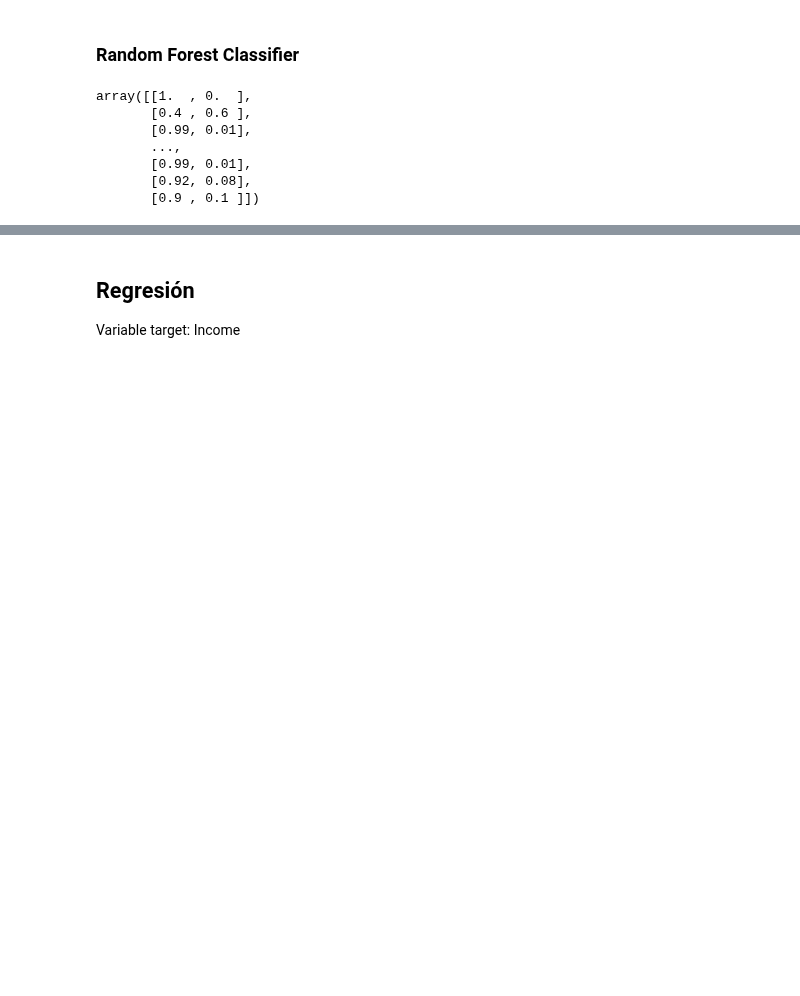
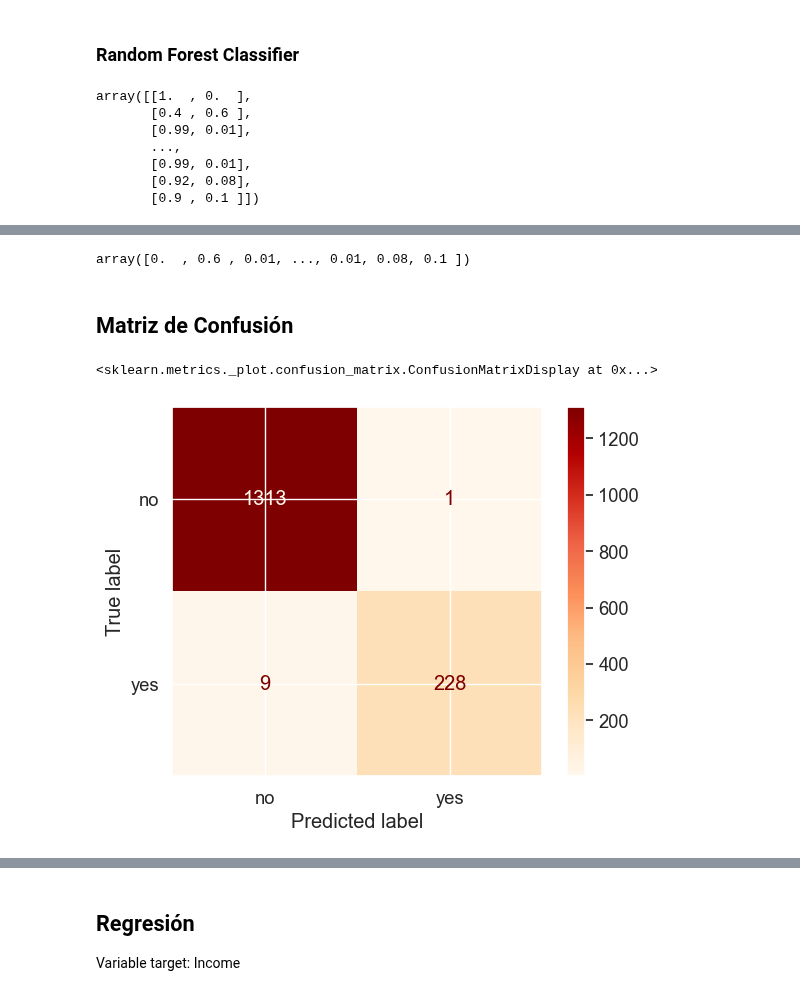
Before and after one commit to alejo-cuello/bootcamp-ds-mlops, a Jupyter notebook: 05-validacion-modelos-y-regresion/startup_ifood.ipynb, the cells around one changed output, grey strips where cells are left out. Drawn from its saved outputs; the diff is of its cells as text; code cells hidden in the pictures; blank space fills up the shorter version.

Commit message:
[update] agregar matriz de confusion y otro punto de corte

```diff
--- a/05-validacion-modelos-y-regresion/startup_ifood.ipynb
+++ b/05-validacion-modelos-y-regresion/startup_ifood.ipynb
@@ -202,3 +215,9 @@ array([[1.  , 0.  ],
+# %%
+y_probs_tr
+# %% [output]
+array([0.  , 0.6 , 0.01, ..., 0.01, 0.08, 0.1 ])
 # %%
 with open('rfc.pickle', 'wb') as handle:
     pickle.dump(rfc, handle, protocol=pickle.HIGHEST_PROTOCOL)
+# %% [markdown]
+## Matriz de Confusión
@@ -204,0 +227,11 @@ with open('rfc.pickle', 'wb') as handle:
+# %%
+sns.set_theme(font_scale=1.2) #  Ajuste tamaño de letra (var global)
+
+ConfusionMatrixDisplay.from_estimator(
+    rfc, x_train_classification, y_train_classification,
+    display_labels=['no','yes'],
+    cmap='OrRd',
+    )
+# %% [output]
+<sklearn.metrics._plot.confusion_matrix.ConfusionMatrixDisplay at 0x...>
+[figure, added]
```
Also changed, not shown: parts of 22 cells of this notebook, 3 other files.
